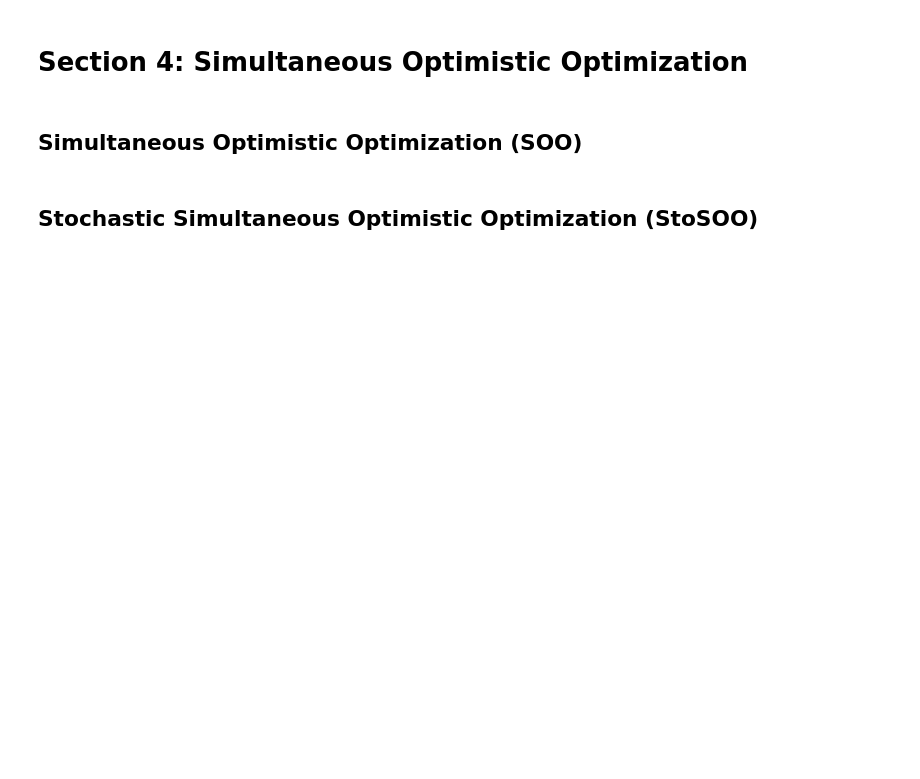
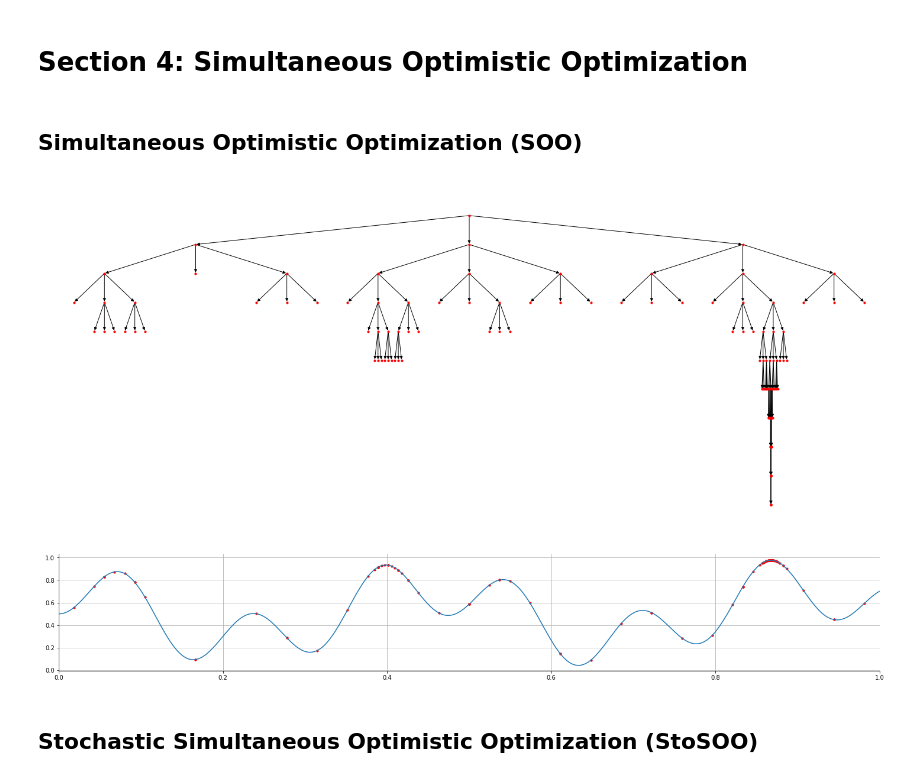
Before and after one commit to yunjhongwu/MCTS, a Jupyter notebook: MCTS.ipynb, the cells around one changed output. Drawn from its saved outputs; the diff is of its cells as text; code cells hidden in the pictures; blank space fills up the shorter version.

```diff
--- a/MCTS.ipynb
+++ b/MCTS.ipynb
@@ -51,4 +62,11 @@ graph = visualize(tree, func)
 # %% [markdown]
 ## Simultaneous Optimistic Optimization (SOO)
+# %%
+tree = SOO(100, 3, h_max)
+
+tree.search(func)
+graph = visualize(tree, func)
+# %% [output]
+[figure, added]
 # %% [markdown]
 ## Stochastic Simultaneous Optimistic Optimization (StoSOO)
```
Also changed, not shown: parts of 7 cells of this notebook, 5 other files.
